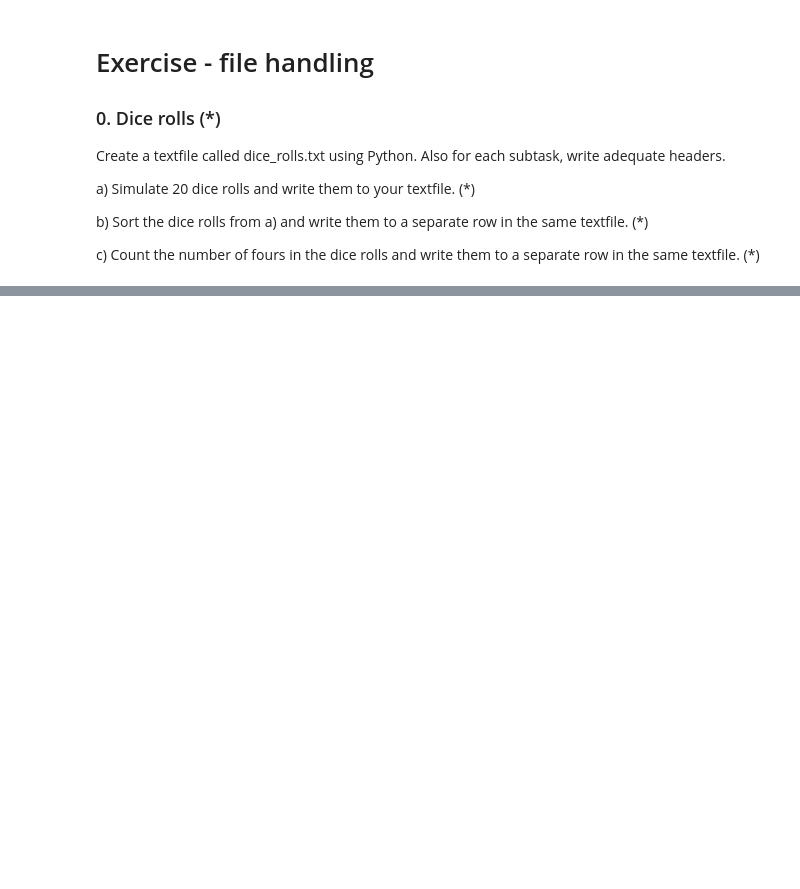
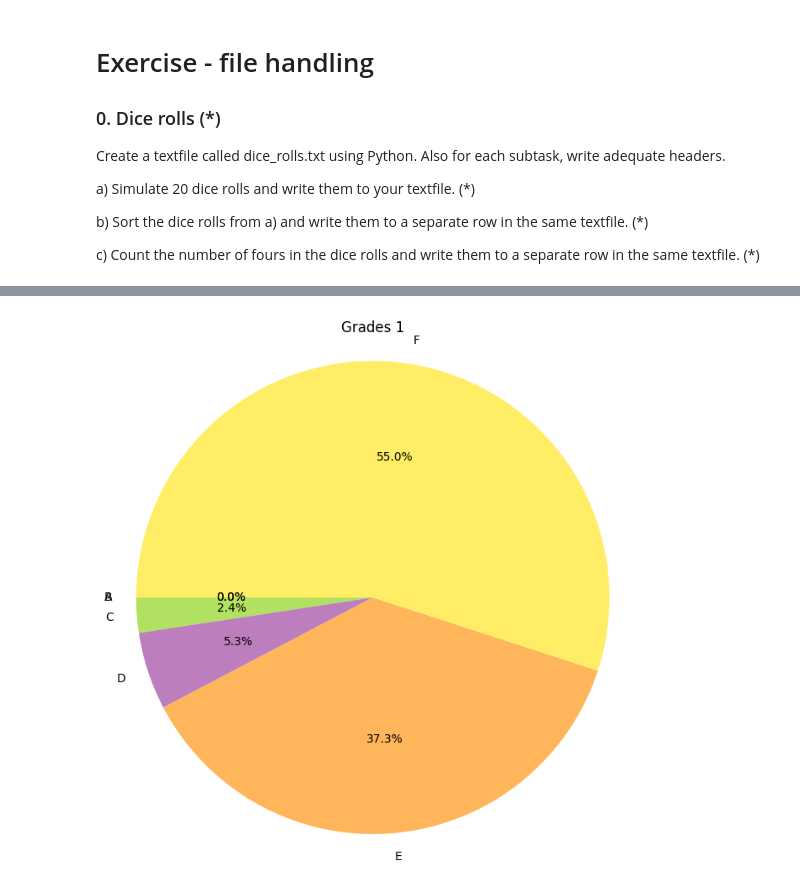
Before and after one commit to ArthurLopez1/Python-Arthur-Lopez-OPA23, a Jupyter notebook: exercises/python/0.08_file_handling.ipynb, the cells around one changed output, grey strips where cells are left out. Cells and saved outputs as stored; diff of their text form; code cells hidden in the pictures; blank space fills up the shorter version.

Commit message:
File Handling Exercises and matplot

```diff
--- a/exercises/python/0.08_file_handling.ipynb
+++ b/exercises/python/0.08_file_handling.ipynb
@@ -33,0 +51,14 @@ Error:
+# %%
+with open('test_result.txt', 'r') as file:
+    for line in file:
+        print(line.strip())
+# %%
+with open('test_result.txt', 'r') as file:
+    lines = file.readlines()
+
+lines.sort()
+
+with open('test_result.txt', 'a') as file:
+    file.write("\n\nAlphabetical order:\n\n")
+    for line in lines:
+        file.write(line)
@@ -33,0 +115,37 @@ Error:
+# %%
+import matplotlib.pyplot as plt
+
+def plot_pie_chart(file_path, delimiter=" ", colors=None):
+
+    with open(file_path, 'r') as file:
+        lines = file.readlines()
+
+        categories = []
+        percentages = []
+
+        for line in lines:
+            category, percentage_str = line.strip().split(delimiter)
+            categories.append(category)
+            # Remove the percentage sign and convert to float
+            percentage = float(percentage_str.strip('%'))
+            percentages.append(percentage)
+
+        total_percentage = sum(percentages)
+        values = [percentage * total_percentage / 100.0 for percentage in percentages]
+
+    if colors is None:
+        colors = ["#54bebe", "#76c8c8", "#98d1d1", "#badbdb", "#dedad2", "#e4bcad", "#df979e", "#d7658b", "#c80064"]
+
+    plt.figure(figsize=(8,8))
+    plt.pie(values, labels=categories, autopct='%1.1f%%', startangle=180, labeldistance=1.1,colors=colors)
+    plt.axis('equal')
+    plt.title('Grades 1')
+    plt.show()
+
+file_path = 'NPvt19Ma2A.txt'
+#colors = ["#54bebe", "#76c8c8", "#98d1d1", "#badbdb", "#dedad2", "#e4bcad", "#df979e", "#d7658b", "#c80064"]
+colors = ["#fd7f6f", "#7eb0d5", "#b2e061", "#bd7ebe", "#ffb55a", "#ffee65", "#beb9db", "#fdcce5", "#8bd3c7"]
+
+plot_pie_chart(file_path, colors=colors)
+# %% [output]
+[figure, added]
```
Also changed, not shown: parts of 5 cells of this notebook, 4 other files.
